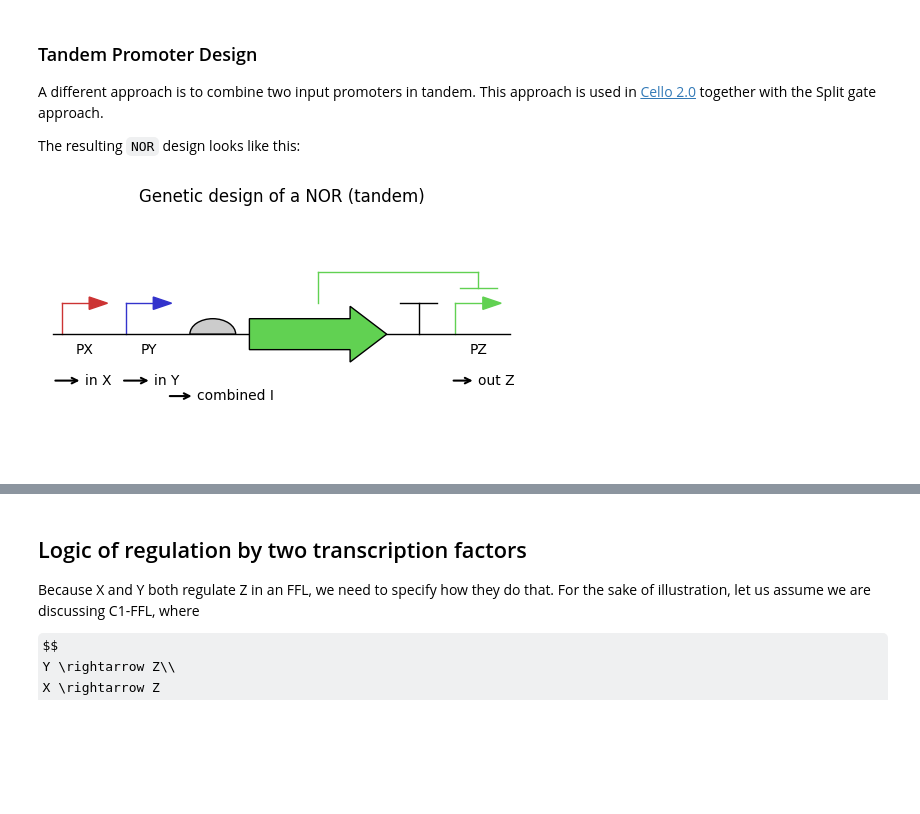
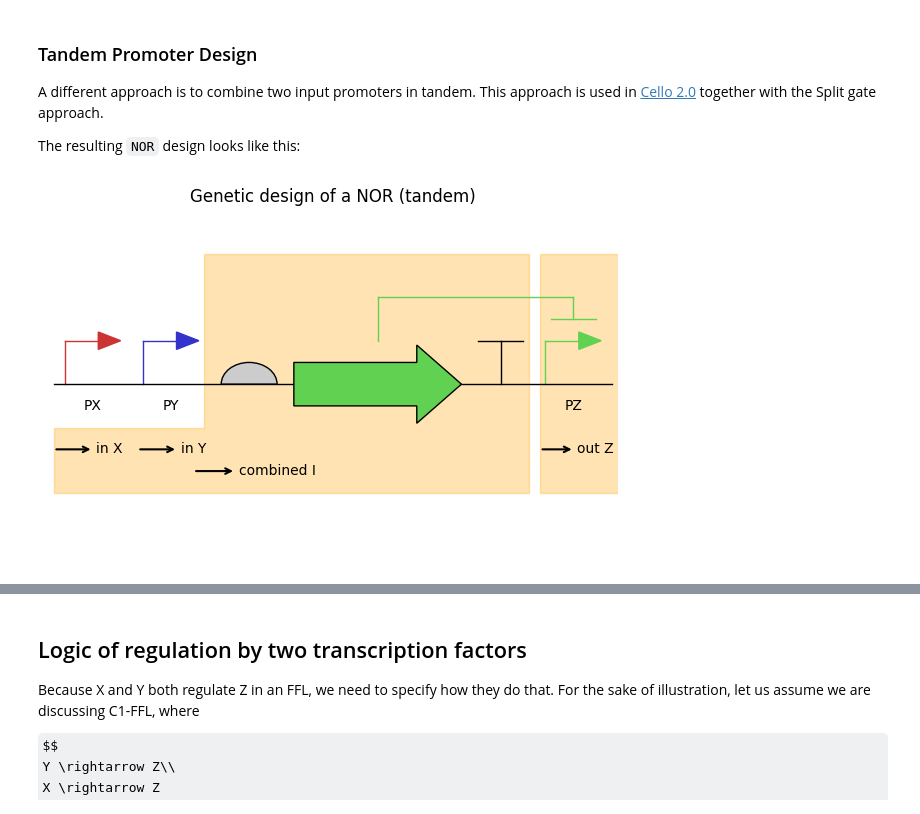
Before and after one commit to BioDisCo/computational_bioengineering, a Jupyter notebook: gates/notes.ipynb, the cells around one changed output, grey strips where cells are left out. Saved outputs shown, nothing was run; the diff lists cells and outputs as text; code cells hidden in the pictures; some formulas as TeX source; blank space fills up the shorter version.

```diff
--- a/gates/notes.ipynb
+++ b/gates/notes.ipynb
@@ -605,7 +653,17 @@ design = [
 ]
 
 # --- Render DNA ---
-fig, ax = plt.subplots(figsize=(5, 3))
+fig, ax = plt.subplots(figsize=(6, 4))
+
+# orange gate boxes
+gate_x = [0, 0, 85, 85, 27, 27]
+gate_y = [-10, -25, -25, 30, 30, -10]
+ax.fill(gate_x, gate_y, color='orange', alpha=0.3)
+
+gate_x2 = [87, 87, 142, 142]
+gate_y2 = [30, -25, -25, 30]
+ax.fill(gate_x2, gate_y2, color='orange', alpha=0.3)
+
 start_pos, end_pos = dr.renderDNA(
     ax=ax,
     parts=design,
@@ -630,34 +688,34 @@ ax.annotate(
     arrowprops=dict(arrowstyle="<-", color='black', lw=1.5),
     fontsize=10,
     ha='center',
     va='center'
 )
 ax.annotate(
     'combined I',
     xy=(25, -20),
     xytext=(40, -20),
     arrowprops=dict(arrowstyle="<-", color='black', lw=1.5),
     fontsize=10,
     ha='center',
     va='center'
 )
 ax.annotate(
     'out Z',
     xy=(87, -15),
     xytext=(97, -15),
     arrowprops=dict(arrowstyle="<-", color='black', lw=1.5),
     fontsize=10,
     ha='center',
     va='center'
 )
 
 ax.set_xlim(start_pos - 1, end_pos + 1)
 ax.set_ylim(-40, 40)
 ax.set_axis_off()
 plt.title("Genetic design of a NOR (tandem)")
 plt.tight_layout()
 # %% [output]
-[figure, old version]
+[figure, new version]
 # %% [markdown]
 This design is called the __Tandem Promoter__ design. The input promoters are not part of the design and are provided the previous gate. The design comprises of an RBS, a CDS for the repressor (green in the picture), a terminator, and the output promoter PZ.
 
```
Also changed, not shown: parts of 12 cells of this notebook, 5 other files.
